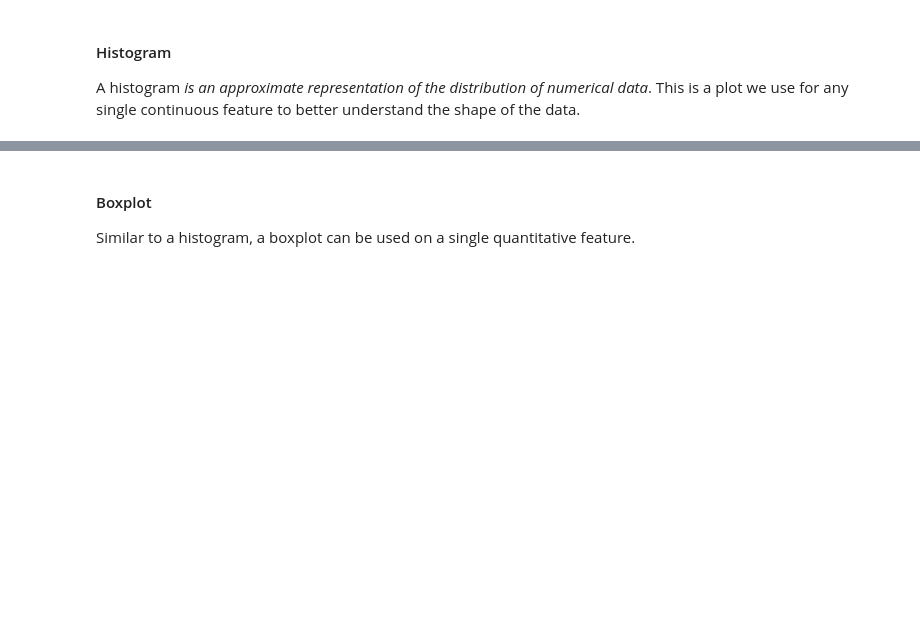
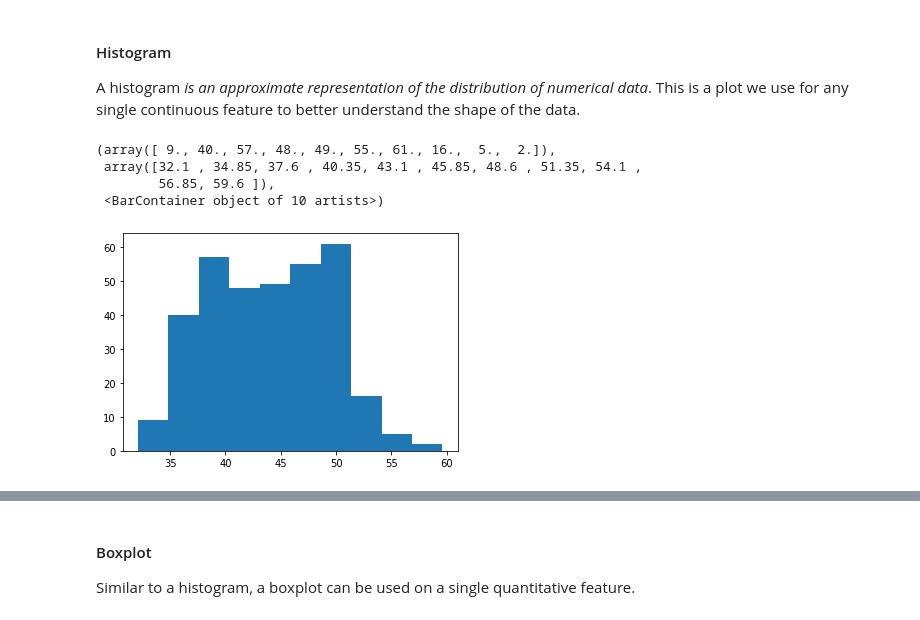
Before and after one commit to gilad247/NYU-Bootcamp, a Jupyter notebook: notebooks/module_1/class_7/intro_to_plotting.ipynb, the cells around one changed output, grey strips where cells are left out. Drawn from its saved outputs; the diff is of its cells as text; code cells hidden in the pictures; blank space fills up the shorter version.

```diff
--- a/notebooks/module_1/class_7/intro_to_plotting.ipynb
+++ b/notebooks/module_1/class_7/intro_to_plotting.ipynb
@@ -124,5 +318,12 @@ Below, plots are shown first for single quantiative variables, then single categ
 A histogram *is an approximate representation of the distribution of numerical data*.  This is a plot we use for any single continuous feature to better understand the shape of the data.
 # %%
 ### bill length histogram
+plt.hist(bill_length)
+# %% [output]
+(array([ 9., 40., 57., 48., 49., 55., 61., 16.,  5.,  2.]),
+ array([32.1 , 34.85, 37.6 , 40.35, 43.1 , 45.85, 48.6 , 51.35, 54.1 ,
+        56.85, 59.6 ]),
+ <BarContainer object of 10 artists>)
+[figure, added]
 # %%
 ### as a method with the series
```
Also changed, not shown: parts of 34 cells of this notebook, 9 other files.
